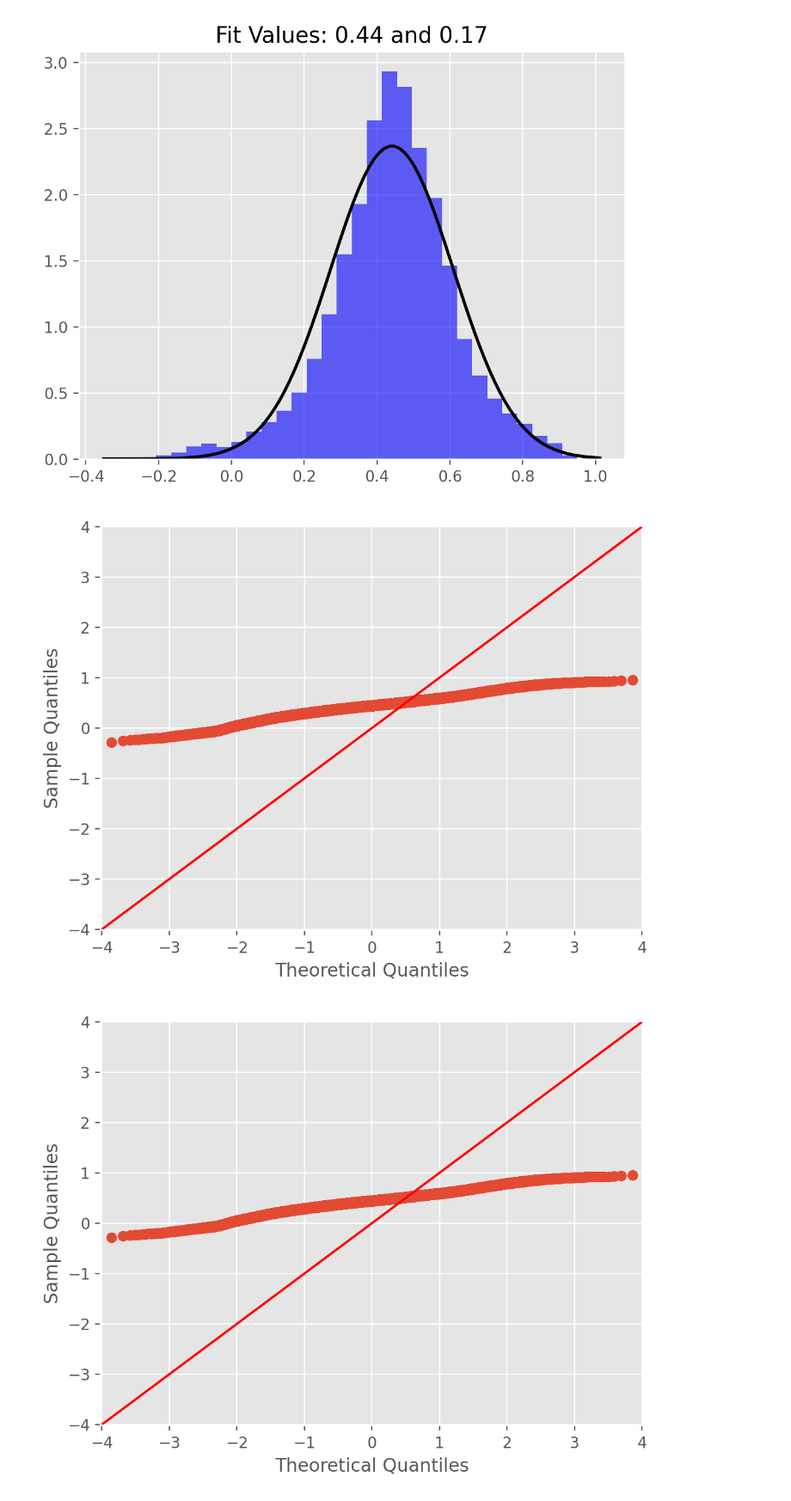
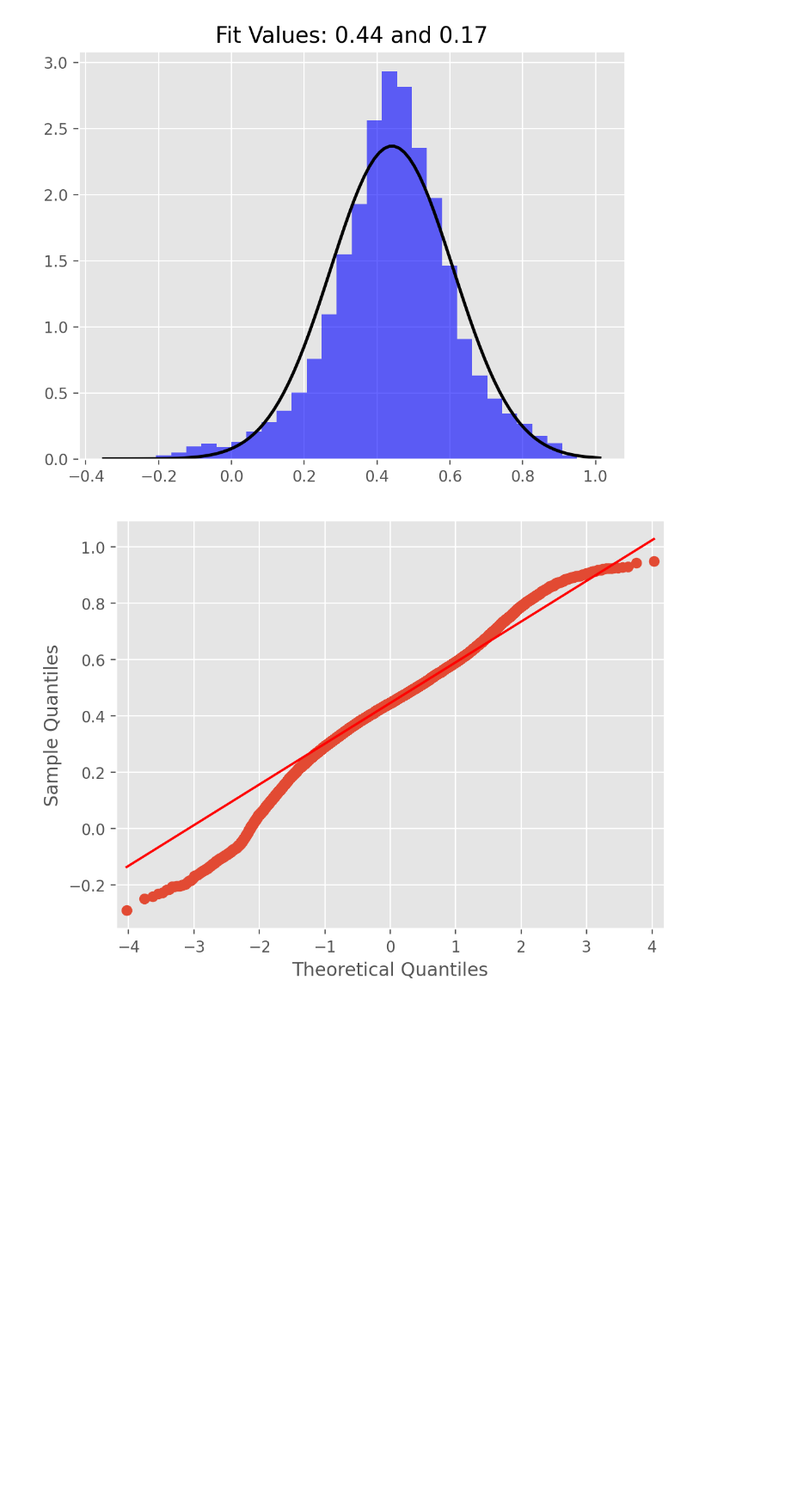
Before and after one commit to jakegwinn/argonne, a Jupyter notebook: data_analysis_logs_288.ipynb, the cells around one changed output. Shown at 86% size. Drawn from its saved outputs; the diff is of its cells as text; code cells hidden in the pictures; blank space fills up the shorter version.

Commit message:
Fixed qqplot to work like in R

```diff
--- a/data_analysis_logs_288.ipynb
+++ b/data_analysis_logs_288.ipynb
@@ -737,7 +745,6 @@ norm_hist(drug_dict["Drug_1078"]["AUCError"])
 # %% [output]
 [figure]
 # %%
-sm.qqplot(drug_dict["Drug_1078"]["AUCError"], line="45")
+sm.qqplot(drug_dict["Drug_1078"]["AUCError"], line="q", a=1/2);
 # %% [output]
-[figure, old version]
+[figure, new version]
-[figure, removed]
```
Also changed, not shown: parts of 16 cells of this notebook.
